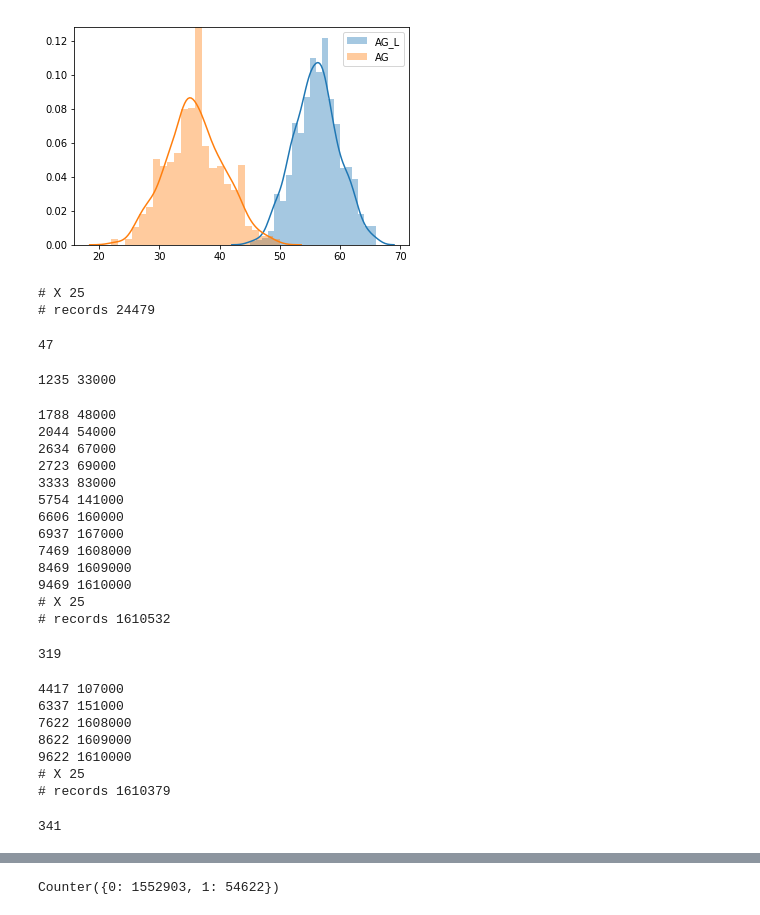
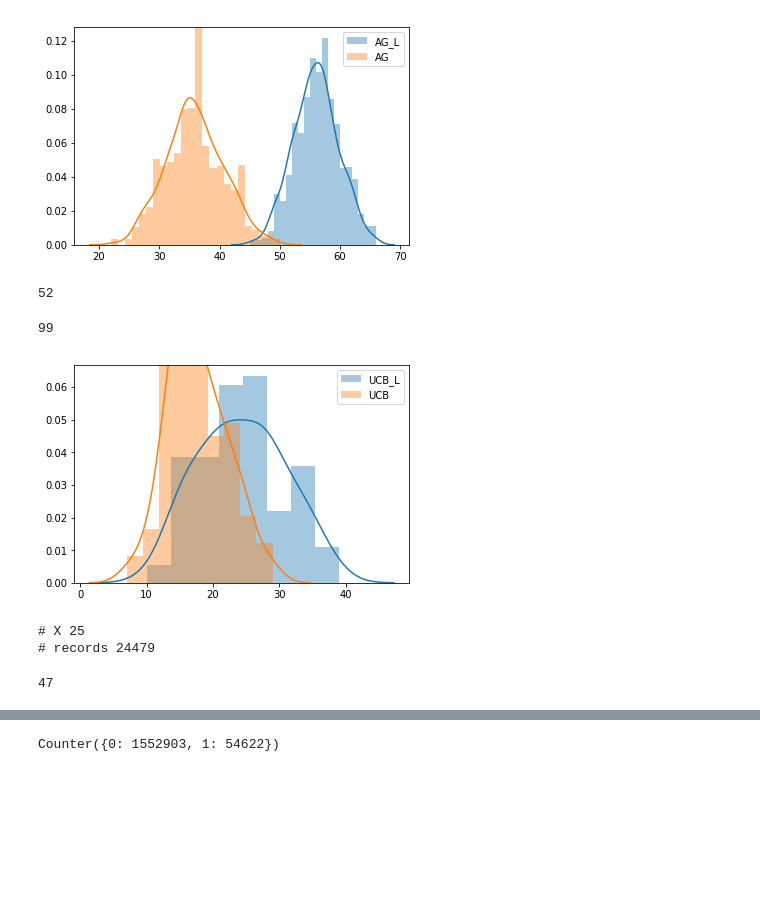
Before and after one commit to ShrekFelix/Reducing-Exploration-of-Dying-Arms-in-Mortal-Bandits, a Jupyter notebook: optimal exploration for mortal MAB.ipynb, the cells around one changed output, grey strips where cells are left out. Cells and saved outputs as stored; diff of their text form; code cells hidden in the pictures; blank space fills up the shorter version.

Commit message:
slide less when evaluating ucbl

```diff
--- a/optimal exploration for mortal MAB.ipynb
+++ b/optimal exploration for mortal MAB.ipynb
@@ -487,10 +500,7 @@ pass
 # %% [output]
 [figure]
 # %%
-
-
-# offline simulation for AG_L
-# fast version, consumes much less records
+# offline simulation for UCB_L
 def UCB_L(n=1000, c=.005, m=25, r=1, records=records, lives=lives, verbose=True, mode=True):
     # records should be long enough
     '''
@@ -518,7 +528,6 @@ def UCB_L(n=1000, c=.005, m=25, r=1, records=records, lives=lives, verbose=True,
     S = {} # records the first turn an arm is played
     # initialization
     while t<=m:
-        #print(t,i, flush=True)
         displayed = records[i]['displayed']
         clicked = records[i]['clicked']
         if displayed not in X.keys():
@@ -550,6 +559,11 @@ def UCB_L(n=1000, c=.005, m=25, r=1, records=records, lives=lives, verbose=True,
                 X[displayed] = X.get(displayed, np.array([0, 0])) + np.array([clicked, 1])
                 break
             i += 1
+
+        if i>=len(records):
+            print('running out of records')
+            return
+
         if verbose:
             if i%1000==0:
                 print(t,i)
@@ -561,38 +575,38 @@ def UCB_L(n=1000, c=.005, m=25, r=1, records=records, lives=lives, verbose=True,
         print('# records', i)
 
     return rewards
+# %%
+ucbl = []
+ucbn = []
+for i in range(100):
+    ucbl.append(UCB_L(n=500, m=20, r=.8, c=0.005, records=records[i*300:1000000+i*300], verbose=False))
+    ucbn.append(UCB_L(n=500, m=20, r=.8, records=records[i*300:1000000+i*300], mode=False, verbose=False))
+    print(i,end='\r',flush=True)
+    time.sleep(.001)
+sns.distplot(ucbl,label='UCB_L')
+sns.distplot(ucbn,label='UCB')
+plt.legend()
+pass
+# %% [output]
+52
+# %%
+ucbl = []
+ucbn = []
+for i in range(100):
+    ucbl.append(UCB_L(n=500, m=20, r=.8, c=0.005, records=records[i*100:1000000+i*100], verbose=False))
+    ucbn.append(UCB_L(n=500, m=20, r=.8, records=records[i*100:1000000+i*100], mode=False, verbose=False))
+    print(i,end='\r',flush=True)
+    time.sleep(.001)
+sns.distplot(ucbl,label='UCB_L')
+sns.distplot(ucbn,label='UCB')
+plt.legend()
+pass
+# %% [output]
+99
+[figure, added]
 # %%
 UCB_L(n=1000,c=.005)
 # %% [output]
 # X 25
 # records 24479
 47
-# %%
-UCB_L(n=10000,c=.001)
-# %% [output]
-1235 33000
-1788 48000
-2044 54000
-2634 67000
-2723 69000
-3333 83000
-5754 141000
-6606 160000
-6937 167000
-7469 1608000
-8469 1609000
-9469 1610000
-# X 25
-# records 1610532
-319
-# %%
-UCB_L(n=10000, c=.005)
-# %% [output]
-4417 107000
-6337 151000
-7622 1608000
-8622 1609000
-9622 1610000
-# X 25
-# records 1610379
-341
```
Also changed, not shown: parts of 14 cells of this notebook.
